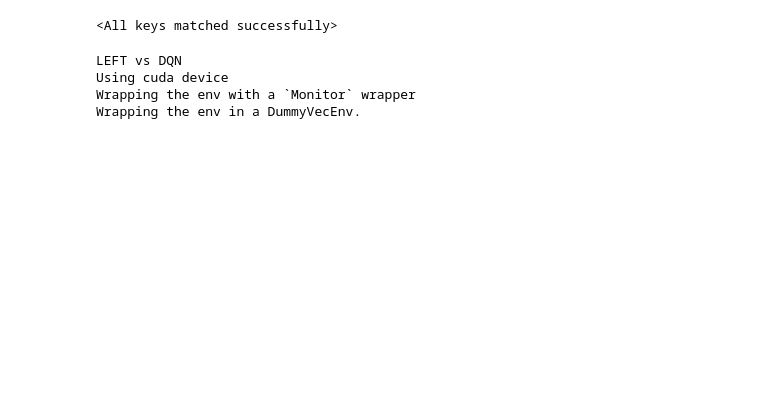
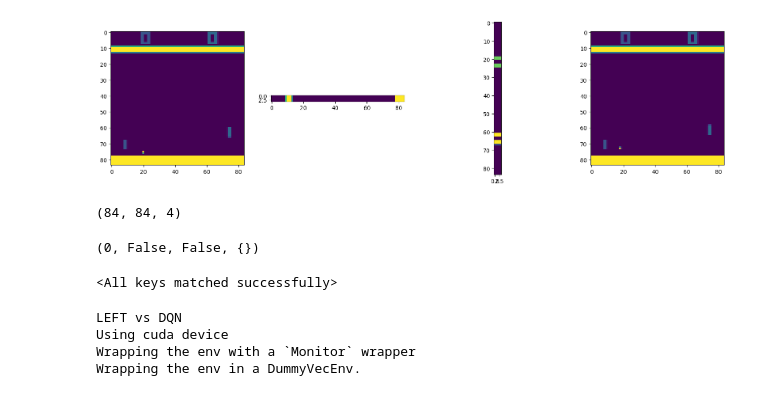
Before and after one commit to Pikurrot/RL-Project, a Jupyter notebook: PONG-TOURNAMENT/part2-train.ipynb, the cells around one changed output. Cells and saved outputs as stored; diff of their text form; code cells hidden in the pictures; blank space fills up the shorter version.

```diff
--- a/PONG-TOURNAMENT/part2-train.ipynb
+++ b/PONG-TOURNAMENT/part2-train.ipynb
@@ -69,3 +64,47 @@ E0000 00:00:1764982425.991099      47 cuda_blas.cc:1418] Unable to register cuBL
+# %%
+def make_env(render_mode="rgb_array"):
+    env = pong_v3.env(num_players=2, render_mode=render_mode)
+
+    env = ss.sticky_actions_v0(env, repeat_action_probability=0.25)
+    env = ss.color_reduction_v0(env, mode="B")
+    env = ss.resize_v1(env, x_size=84, y_size=84)
+    env = ss.frame_stack_v1(env, 4, stack_dim=-1)
+    env = ss.dtype_v0(env, dtype=np.uint8)
+    env = ss.reshape_v0(env, (84, 84, 4))
+
+    env.reset(seed=get_seed(MAX_INT))
+    env.action_space(env.possible_agents[0]).seed(get_seed(MAX_INT))
+
+    return env
+
+temp_env = make_env()
+temp_env.reset()
+
+import matplotlib.pyplot as plt
+
+# plot this
+env = make_env()
+env.reset()
+for agent in env.agent_iter(200):
+    action = env.action_space(agent).sample()
+    env.step(action)
+
+obs = env.last()[0]
+fig, ax = plt.subplots(1, 4, figsize=(20, 5))
+for i in range(4):
+	obs = np.transpose(obs, (2, 0, 1))
+	ax[i].imshow(obs[i])
+plt.show()
+# %% [output]
+[figure, added]
+# %%
+obs.shape
+# %% [output]
+(84, 84, 4)
+# %%
+env.last()[1:]
+# %% [output]
+(0, False, False, {})
 # %%
 class PZSingleAgentWrapper(gym.Env):
     metadata = {"render_modes": ["rgb_array", "human"]}
```
Also changed, not shown: parts of 1 cell of this notebook, 5 other files.
